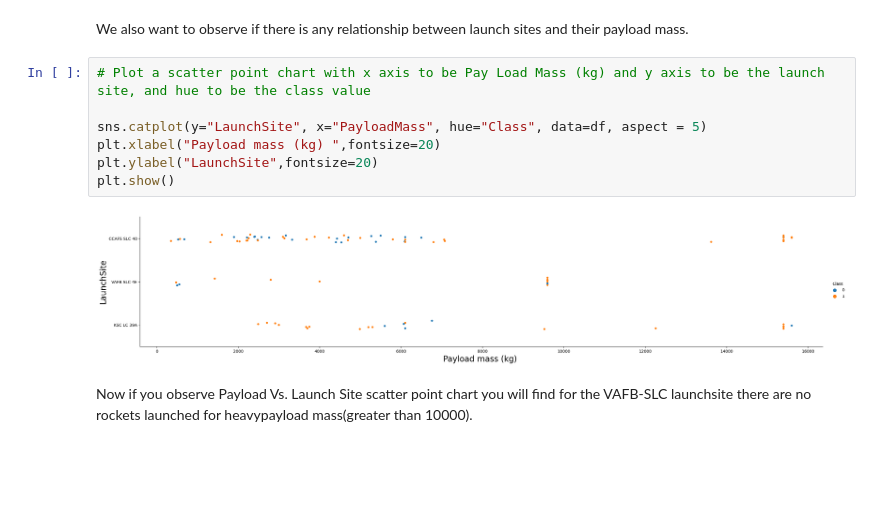
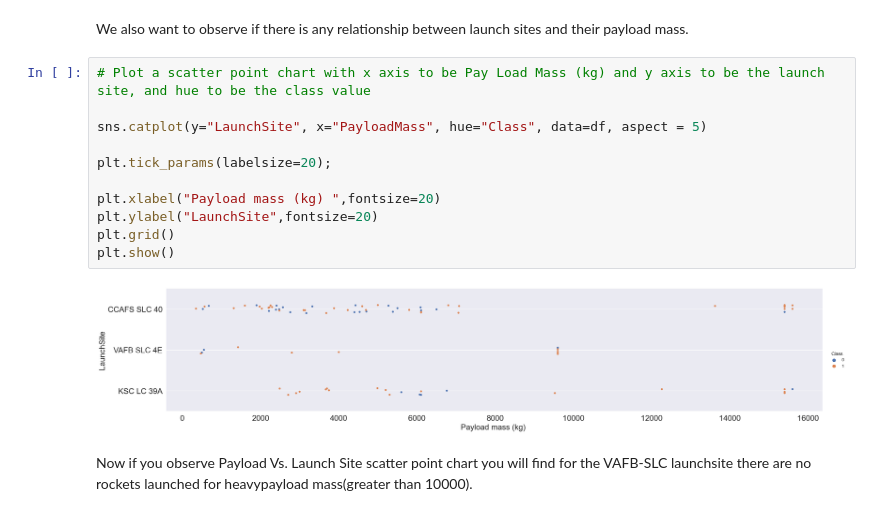
Before and after one commit to HealthyData-Hub/IBM-Data-Science-and-Machine-Learning-Capstone-Project, a Jupyter notebook: 05_EDA_with_Visualisation.ipynb, the cells around one changed output. Saved outputs shown, nothing was run; the diff lists cells and outputs as text; blank space fills up the shorter version.

Commit message:
Add files via upload
Supersede previous file with same name.  Cat plots revised to show grid and bigger ticks (labels)

```diff
--- a/05_EDA_with_Visualisation.ipynb
+++ b/05_EDA_with_Visualisation.ipynb
@@ -111,12 +116,16 @@ We also want to observe if there is any relationship between launch sites and th
 # %%
 # Plot a scatter point chart with x axis to be Pay Load Mass (kg) and y axis to be the launch site, and hue to be the class value
 
 sns.catplot(y="LaunchSite", x="PayloadMass", hue="Class", data=df, aspect = 5)
+
+plt.tick_params(labelsize=20);
+
 plt.xlabel("Payload mass (kg) ",fontsize=20)
 plt.ylabel("LaunchSite",fontsize=20)
+plt.grid()
 plt.show()
 # %% [output]
-[figure, old version]
+[figure, new version]
 # %% [markdown]
 Now if you observe Payload Vs. Launch Site scatter point chart you will find for the VAFB-SLC  launchsite there are no  rockets  launched for  heavypayload mass(greater than 10000).
 # %% [markdown]
```
Also changed, not shown: parts of 4 cells of this notebook.
